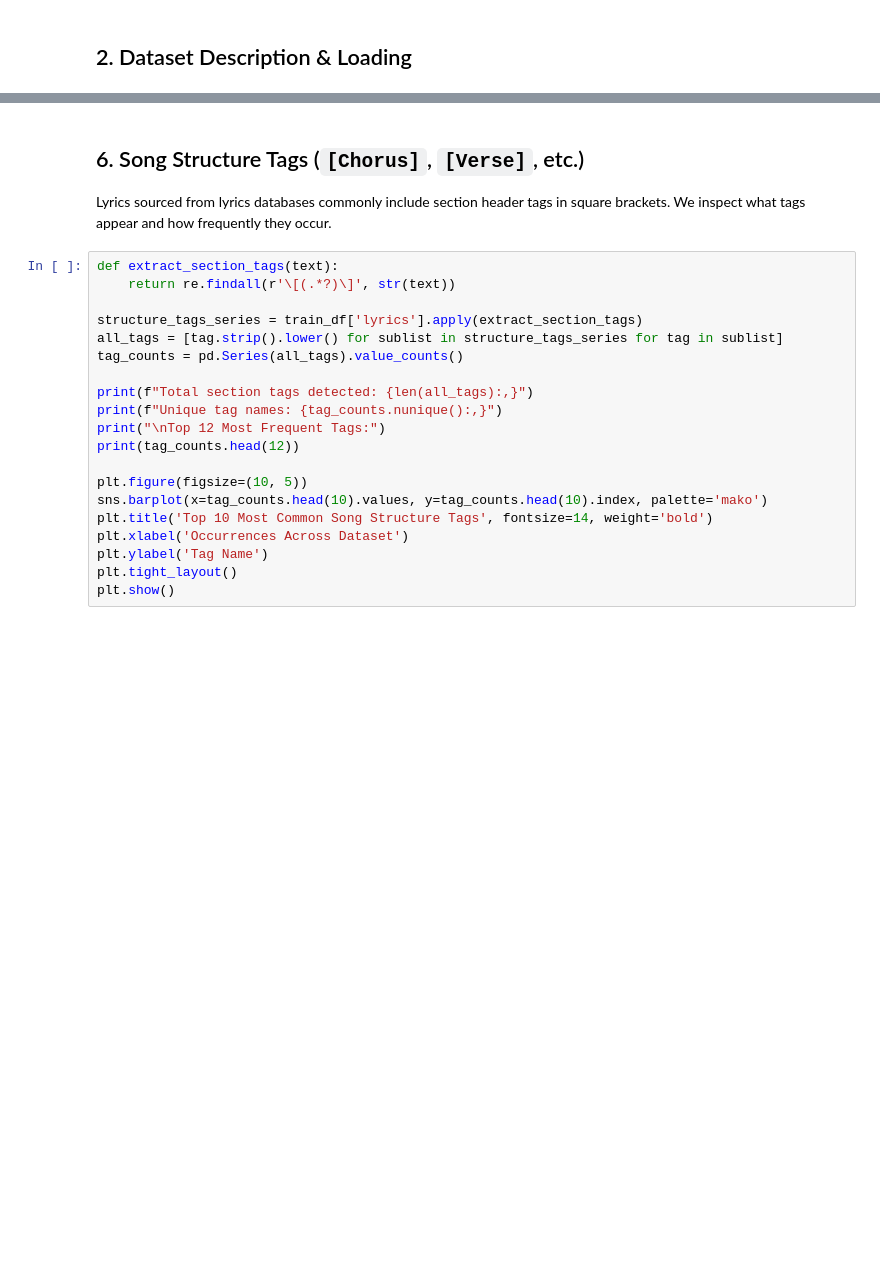
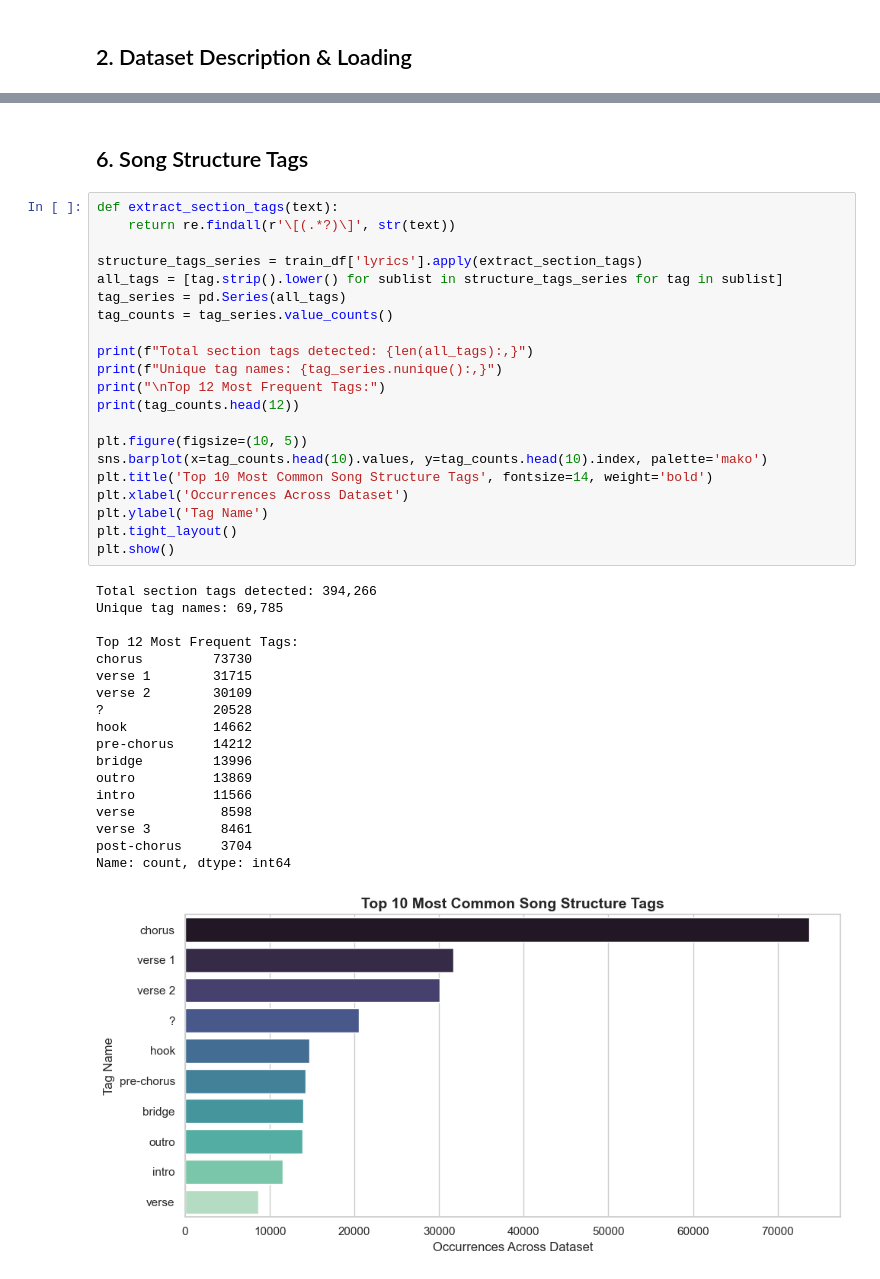
Before and after one commit to RodrigoSouta/Text-Mining, a Jupyter notebook: notebooks/EDA.ipynb, the cells around one changed output, grey strips where cells are left out. Drawn from its saved outputs; the diff is of its cells as text; blank space fills up the shorter version.

```diff
--- a/notebooks/EDA.ipynb
+++ b/notebooks/EDA.ipynb
@@ -181,24 +229,43 @@ plt.show()
 # %% [markdown]
-## 6. Song Structure Tags (`[Chorus]`, `[Verse]`, etc.)
-Lyrics sourced from lyrics databases commonly include section header tags in square brackets. We inspect what tags appear and how frequently they occur.
+## 6. Song Structure Tags
 # %%
 def extract_section_tags(text):
     return re.findall(r'\[(.*?)\]', str(text))
 
 structure_tags_series = train_df['lyrics'].apply(extract_section_tags)
 all_tags = [tag.strip().lower() for sublist in structure_tags_series for tag in sublist]
-tag_counts = pd.Series(all_tags).value_counts()
+tag_series = pd.Series(all_tags)
+tag_counts = tag_series.value_counts()
 
 print(f"Total section tags detected: {len(all_tags):,}")
-print(f"Unique tag names: {tag_counts.nunique():,}")
+print(f"Unique tag names: {tag_series.nunique():,}")
 print("\nTop 12 Most Frequent Tags:")
 print(tag_counts.head(12))
 
 plt.figure(figsize=(10, 5))
 sns.barplot(x=tag_counts.head(10).values, y=tag_counts.head(10).index, palette='mako')
 plt.title('Top 10 Most Common Song Structure Tags', fontsize=14, weight='bold')
 plt.xlabel('Occurrences Across Dataset')
 plt.ylabel('Tag Name')
 plt.tight_layout()
 plt.show()
+# %% [output]
+Total section tags detected: 394,266
+Unique tag names: 69,785
+
+Top 12 Most Frequent Tags:
+chorus         73730
+verse 1        31715
+verse 2        30109
+?              20528
+hook           14662
+pre-chorus     14212
+bridge         13996
+outro          13869
+intro          11566
+verse           8598
+verse 3         8461
+post-chorus     3704
+Name: count, dtype: int64
+[figure, added]
 # %% [markdown]
```
Also changed, not shown: parts of 26 cells of this notebook, 4 other files.
